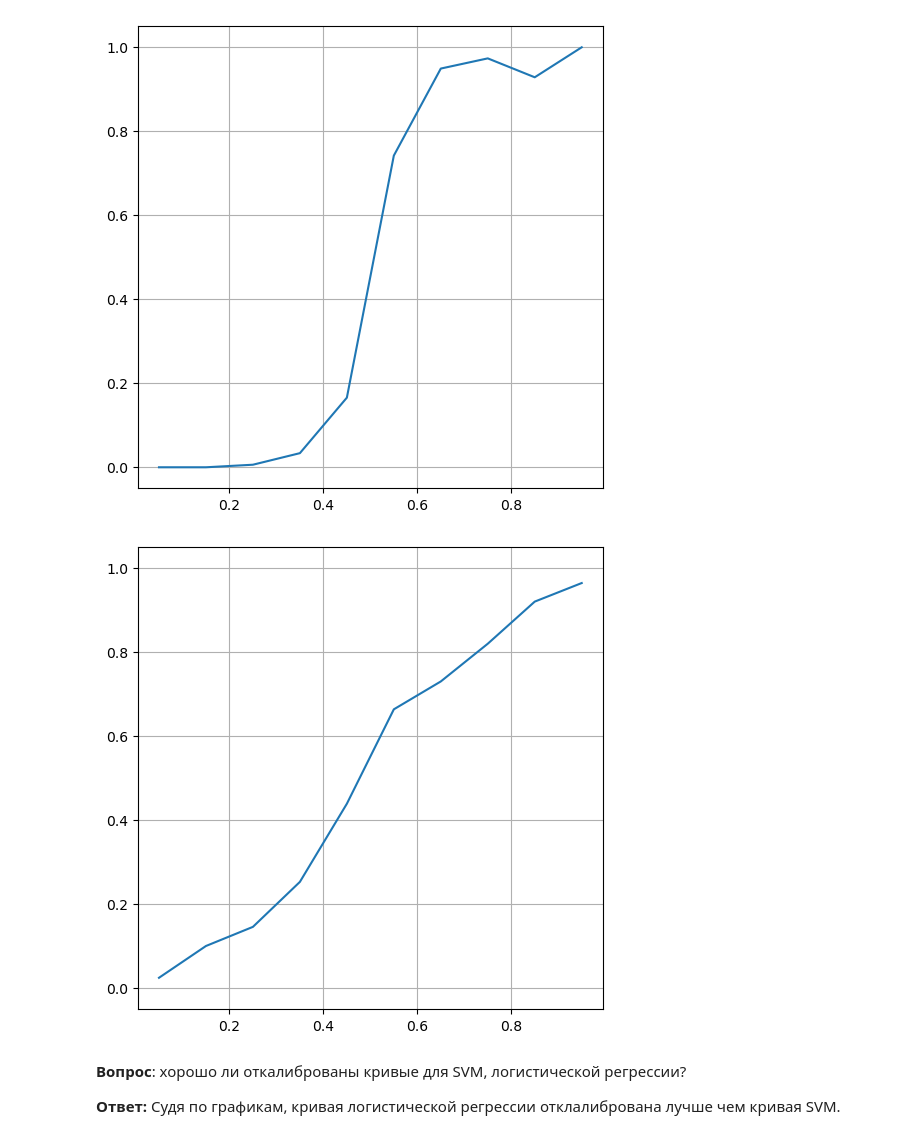
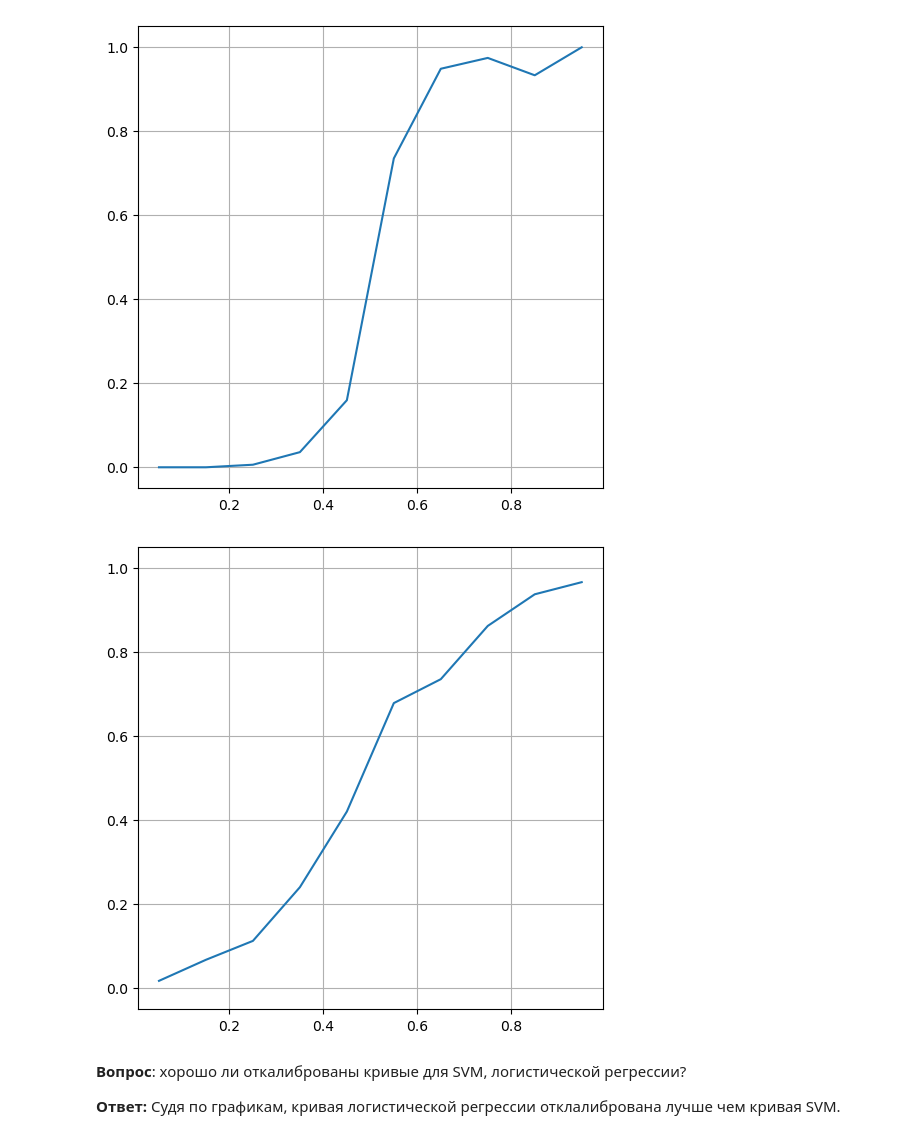
Before and after one commit to diemvs/hse_hw, a Jupyter notebook: ml/hw4/homework-practice-04-linclass-SataevDmitriy.ipynb, the cells around one changed output. Cells and saved outputs as stored; diff of their text form; code cells hidden in the pictures.

```diff
--- a/ml/hw4/homework-practice-04-linclass-SataevDmitriy.ipynb
+++ b/ml/hw4/homework-practice-04-linclass-SataevDmitriy.ipynb
@@ -481,7 +481,7 @@ X, y = make_classification(n_samples=10000, n_features=2, n_informative=2,
 
 X_train, X_test, y_train, y_test = train_test_split(X, y, test_size=0.3, random_state=42)
 # %%
-svc = SVC(C=0.00379269019073225, kernel='linear')
+svc = SVC(C=0.002682695795279727, kernel='linear')
 svc.fit(X_train, y_train)
 
 y_pred = svc.predict(X_test)
@@ -492,14 +492,14 @@ plot_calibration_curve(y_test, (p - p.min())/(p.max() - p.min()))
 # %% [output]
 [figure]
 # %%
-logistic_regression = LogisticRegression(C=0.011288378916846883)
+logistic_regression = LogisticRegression(C=0.004832930238571752)
 
 logistic_regression.fit(X_train, y_train)
 y_pred = logistic_regression.predict_proba(X_test)[:, 1]
 
 plot_calibration_curve(y_test, y_pred)
 # %% [output]
-[figure, old version]
+[figure, new version]
 # %% [markdown]
 **Вопрос**: хорошо ли откалиброваны кривые для SVM, логистической регрессии?
 
```
Also changed, not shown: parts of 17 cells of this notebook.
